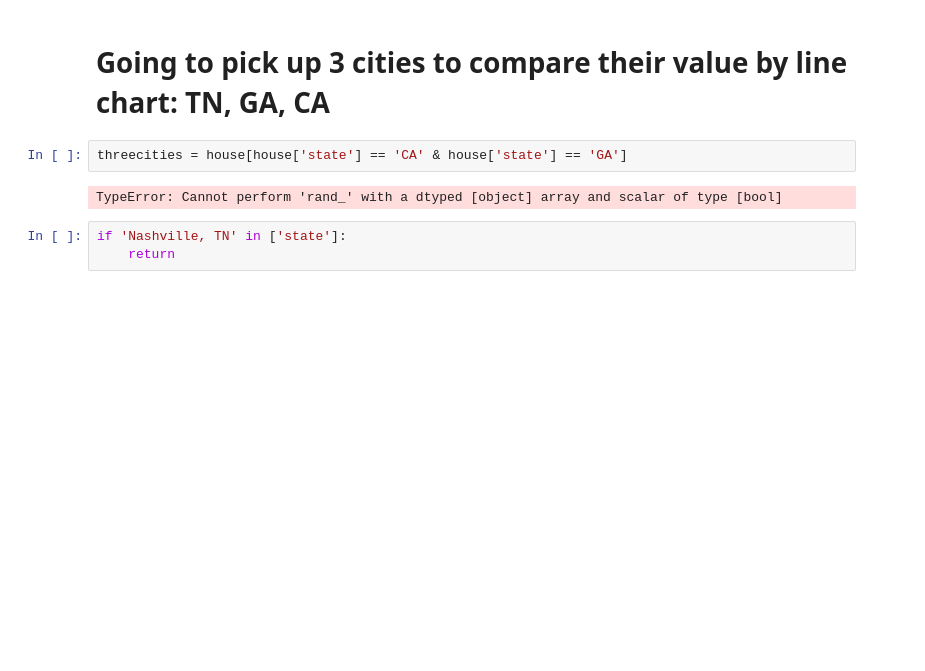
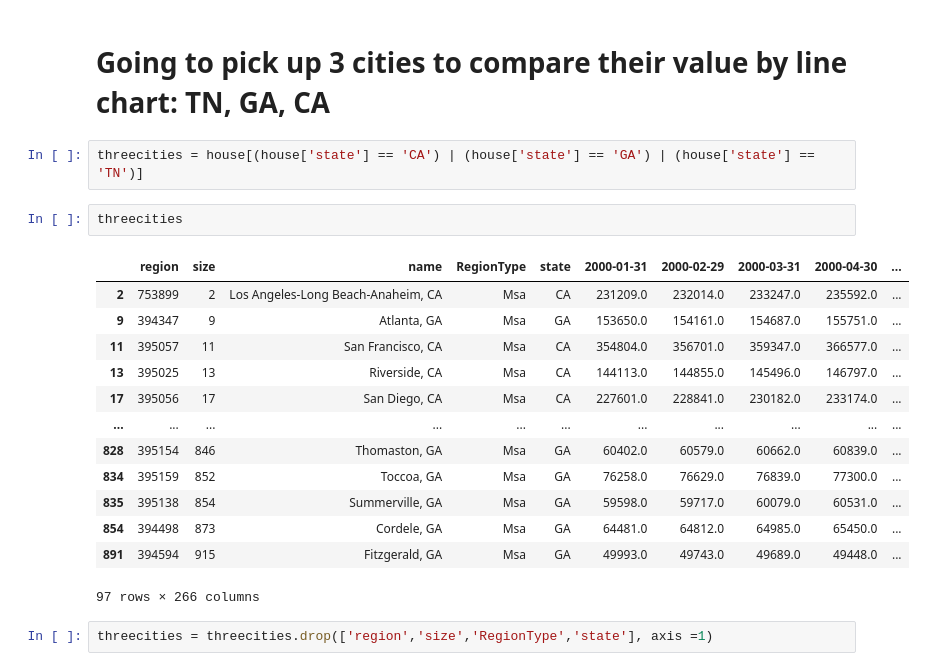
Before and after one commit to Liuchenxi1/Nashville-house-market-analysis, a Jupyter notebook: Nashville house - zillow download. .ipynb, the cells around one changed output. Cells and saved outputs as stored; diff of their text form; blank space fills up the shorter version.

```diff
--- a/Nashville house - zillow download. .ipynb
+++ b/Nashville house - zillow download. .ipynb
@@ -179,9 +176,22 @@ tn_new['nashville'].plot()
 # %% [markdown]
 # Going to pick up 3 cities to compare their value by line chart: TN, GA, CA
 # %%
-threecities = house[house['state'] == 'CA' & house['state'] == 'GA']
+threecities = house[(house['state'] == 'CA') | (house['state'] == 'GA') | (house['state'] == 'TN')]
-# %% [output]
-TypeError: Cannot perform 'rand_' with a dtyped [object] array and scalar of type [bool]
 # %%
-if 'Nashville, TN' in ['state']:
-    return
+threecities
+# %% [output]
+|  | region | size | name | RegionType | state | 2000-01-31 | 2000-02-29 | 2000-03-31 | 2000-04-30 | ... |
+| 2 | 753899 | 2 | Los Angeles-Long Beach-Anaheim, CA | Msa | CA | 231209.0 | 232014.0 | 233247.0 | 235592.0 | ... |
+| 9 | 394347 | 9 | Atlanta, GA | Msa | GA | 153650.0 | 154161.0 | 154687.0 | 155751.0 | ... |
+| 11 | 395057 | 11 | San Francisco, CA | Msa | CA | 354804.0 | 356701.0 | 359347.0 | 366577.0 | ... |
+| 13 | 395025 | 13 | Riverside, CA | Msa | CA | 144113.0 | 144855.0 | 145496.0 | 146797.0 | ... |
+| 17 | 395056 | 17 | San Diego, CA | Msa | CA | 227601.0 | 228841.0 | 230182.0 | 233174.0 | ... |
+| ... | ... | ... | ... | ... | ... | ... | ... | ... | ... | ... |
+| 828 | 395154 | 846 | Thomaston, GA | Msa | GA | 60402.0 | 60579.0 | 60662.0 | 60839.0 | ... |
+| 834 | 395159 | 852 | Toccoa, GA | Msa | GA | 76258.0 | 76629.0 | 76839.0 | 77300.0 | ... |
+| 835 | 395138 | 854 | Summerville, GA | Msa | GA | 59598.0 | 59717.0 | 60079.0 | 60531.0 | ... |
+| 854 | 394498 | 873 | Cordele, GA | Msa | GA | 64481.0 | 64812.0 | 64985.0 | 65450.0 | ... |
+| 891 | 394594 | 915 | Fitzgerald, GA | Msa | GA | 49993.0 | 49743.0 | 49689.0 | 49448.0 | ... |
+97 rows × 266 columns
+# %%
+threecities = threecities.drop(['region','size','RegionType','state'], axis =1)
```
Also changed, not shown: parts of 21 cells of this notebook, 1 other file.
